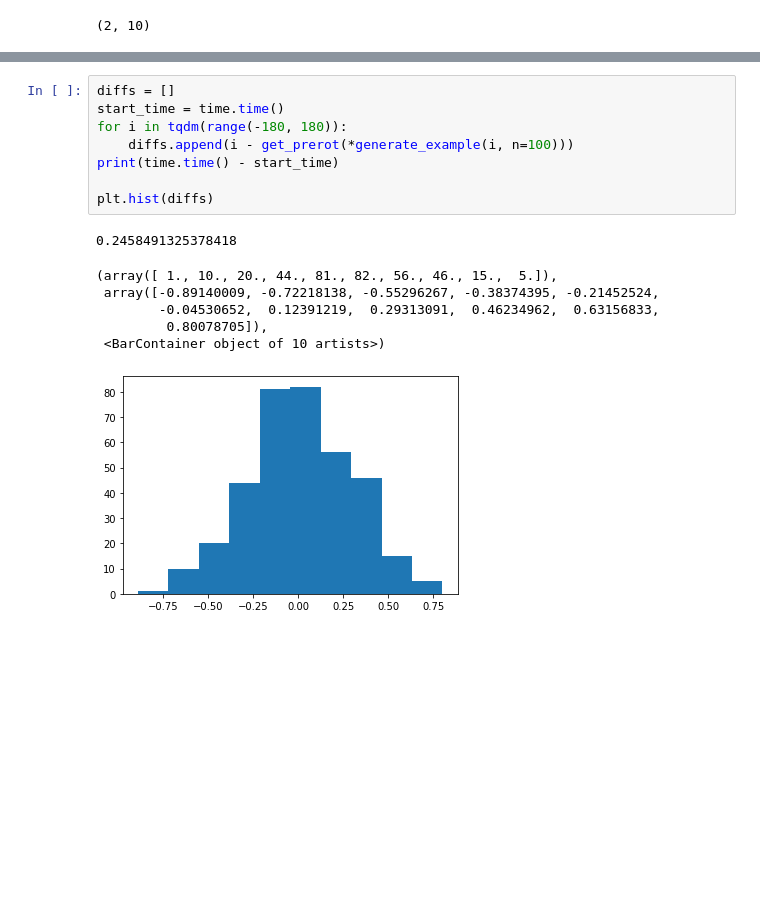
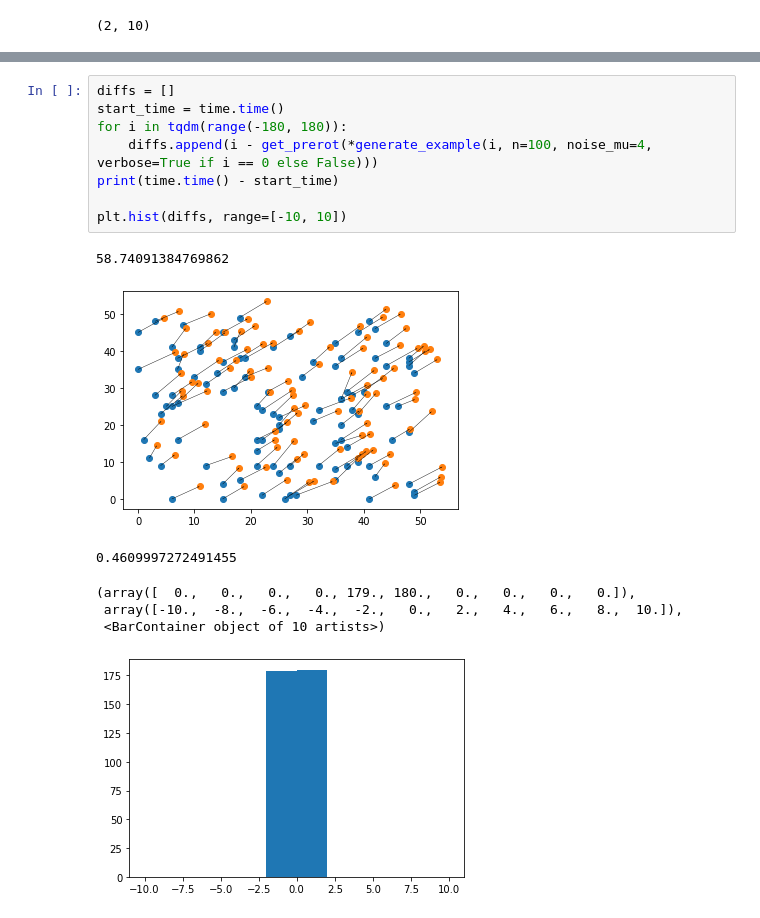
Before and after one commit to bohdanhlovatskyi/pose_estimation, a Jupyter notebook: RotationEstimation.ipynb, the cells around one changed output, grey strips where cells are left out. Drawn from its saved outputs; the diff is of its cells as text; blank space fills up the shorter version.

```diff
--- a/RotationEstimation.ipynb
+++ b/RotationEstimation.ipynb
@@ -203,16 +346,16 @@ def get_prerot_2(points, rotated_points, estimate: int = 10):
 # %%
 diffs = []
 start_time = time.time()
 for i in tqdm(range(-180, 180)):
-    diffs.append(i - get_prerot(*generate_example(i, n=100)))
+    diffs.append(i - get_prerot(*generate_example(i, n=100, noise_mu=4, verbose=True if i == 0 else False)))
 print(time.time() - start_time)
 
-plt.hist(diffs)
+plt.hist(diffs, range=[-10, 10])
 # %% [output]
-0.2458491325378418
+58.74091384769862
+[figure, new version]
-(array([ 1., 10., 20., 44., 81., 82., 56., 46., 15.,  5.]),
- array([-0.89140009, -0.72218138, -0.55296267, -0.38374395, -0.21452524,
-        -0.04530652,  0.12391219,  0.29313091,  0.46234962,  0.63156833,
-         0.80078705]),
- <BarContainer object of 10 artists>)
+0.4609997272491455
-[figure, old version]
+(array([  0.,   0.,   0.,   0., 179., 180.,   0.,   0.,   0.,   0.]),
+ array([-10.,  -8.,  -6.,  -4.,  -2.,   0.,   2.,   4.,   6.,   8.,  10.]),
+ <BarContainer object of 10 artists>)
+[figure, added]
```
Also changed, not shown: parts of 20 cells of this notebook, 5 other files.
